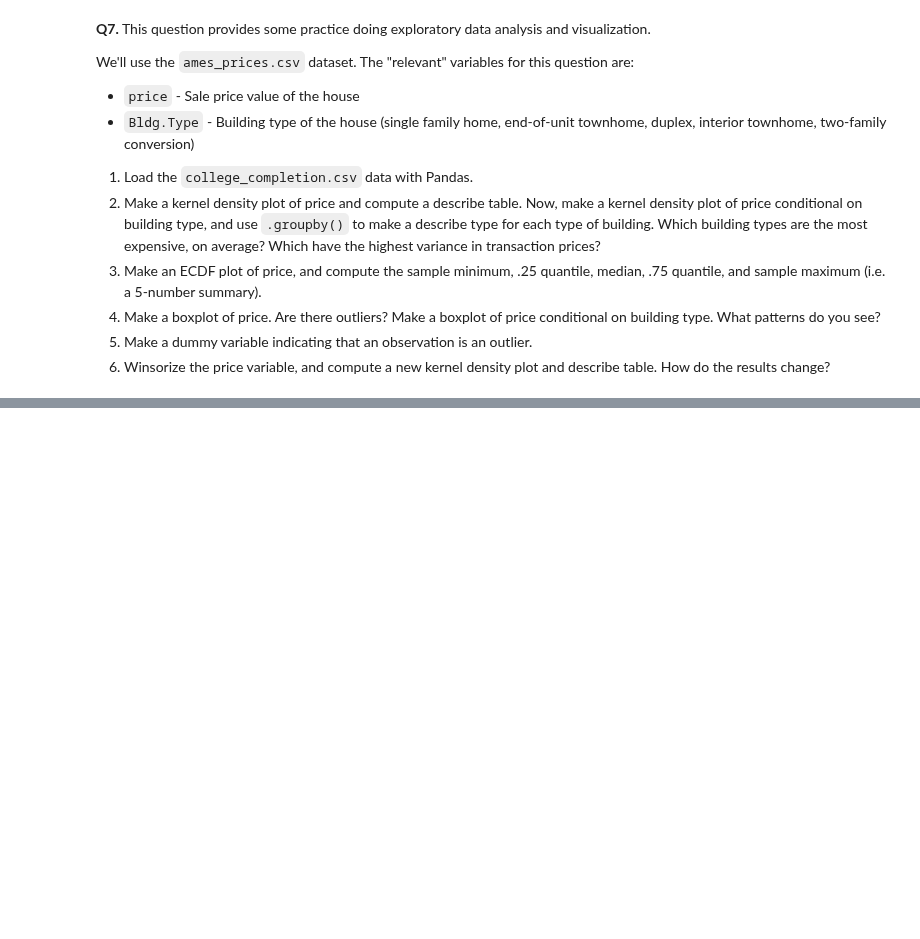
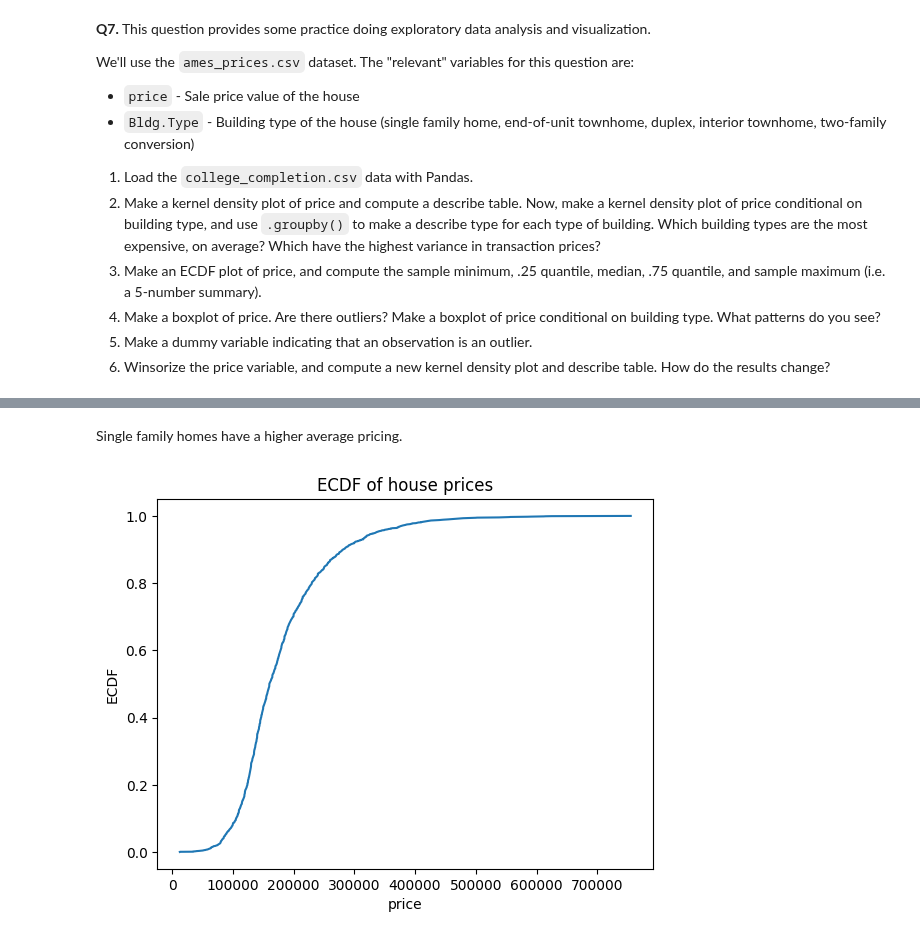
Before and after one commit to JasonYe05/undergrad_ml_assignments, a Jupyter notebook: 01_assignment_wrangling_and_eda.ipynb, the cells around one changed output, grey strips where cells are left out. Cells and saved outputs as stored; diff of their text form; code cells hidden in the pictures; blank space fills up the shorter version.

```diff
--- a/01_assignment_wrangling_and_eda.ipynb
+++ b/01_assignment_wrangling_and_eda.ipynb
@@ -634,0 +710,13 @@ We'll use the `ames_prices.csv` dataset. The "relevant" variables for this quest
+# %% [markdown]
+Single family homes have a higher average pricing.
+# %%
+price_sorted = df_ames["price"].dropna().sort_values()
+ecdf = price_sorted.rank(method="average", pct=True)
+
+plt.plot(price_sorted, ecdf)
+plt.xlabel("price")
+plt.ylabel("ECDF")
+plt.title("ECDF of house prices")
+plt.show()
+# %% [output]
+[figure, added]
```
Also changed, not shown: parts of 12 cells of this notebook.
